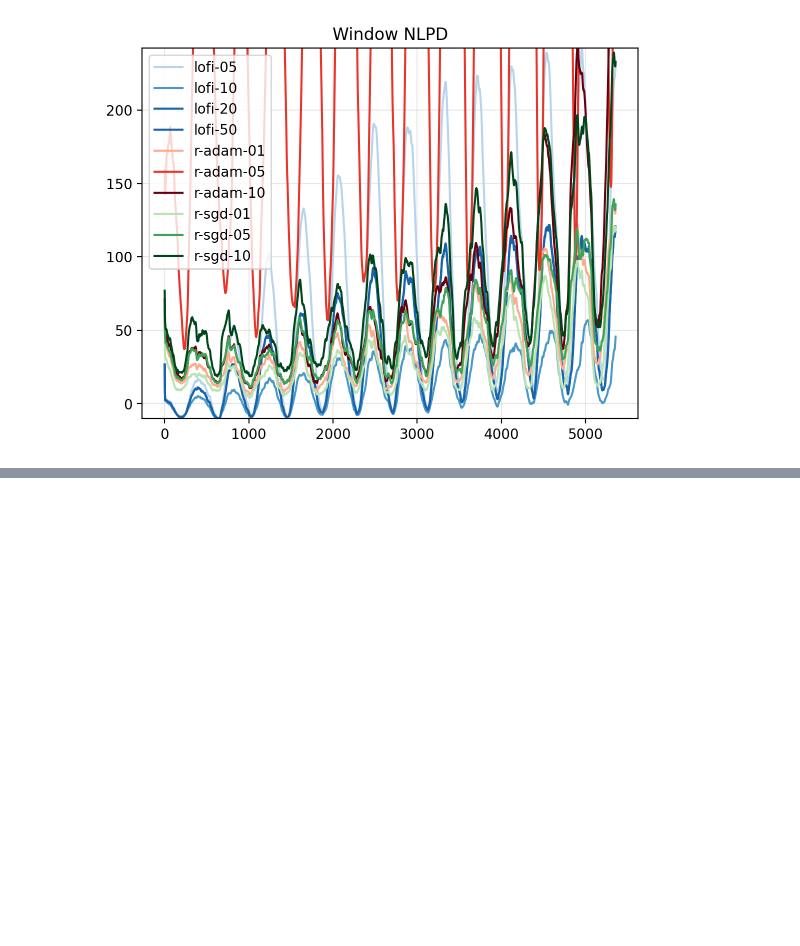
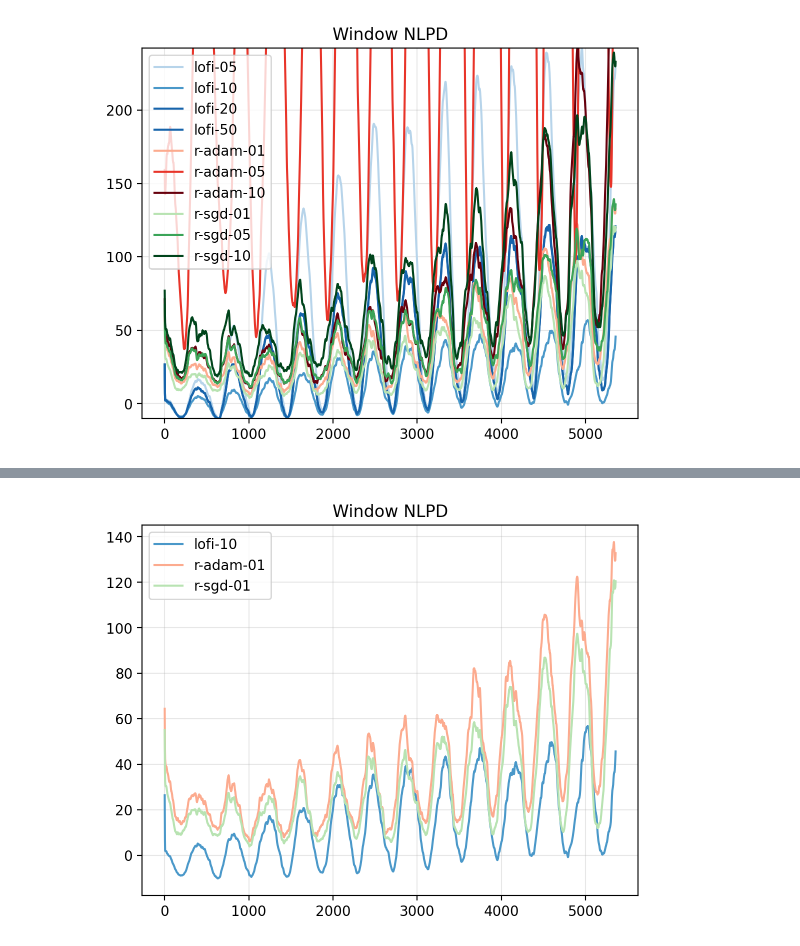
Before and after one commit to probml/rebayes, a Jupyter notebook: demos/collas/regression/rotating-mnist-gradual.ipynb, the cells around one changed output, grey strips where cells are left out. Drawn from its saved outputs; the diff is of its cells as text; code cells hidden in the pictures; blank space fills up the shorter version.

```diff
--- a/demos/collas/regression/rotating-mnist-gradual.ipynb
+++ b/demos/collas/regression/rotating-mnist-gradual.ipynb
@@ -225,0 +226,22 @@ plt.savefig(namefile)
+# %%
+metric = "nlpd_window"
+title = "Window NLPD"
+
+outputs_metric = get_subtree(outputs, metric)
+outputs_metric = jax.tree_map(lambda x: np.convolve(x, kernel, mode=kmode), outputs_metric)
+
+for name_agent in agents_targets:
+    metric_agent = outputs_metric[name_agent]
+    plt.plot(metric_agent, label=name_agent, color=colors[name_agent])
+
+
+plt.title(title)
+plt.legend()
+plt.grid(alpha=0.3)
+
+
+namefile = f"window-nlpd-best.pdf"
+namefile = os.path.join(dir_output, f"{task_name}-{namefile}")
+plt.savefig(namefile)
+# %% [output]
+[figure, added]
```
Also changed, not shown: parts of 3 cells of this notebook.
